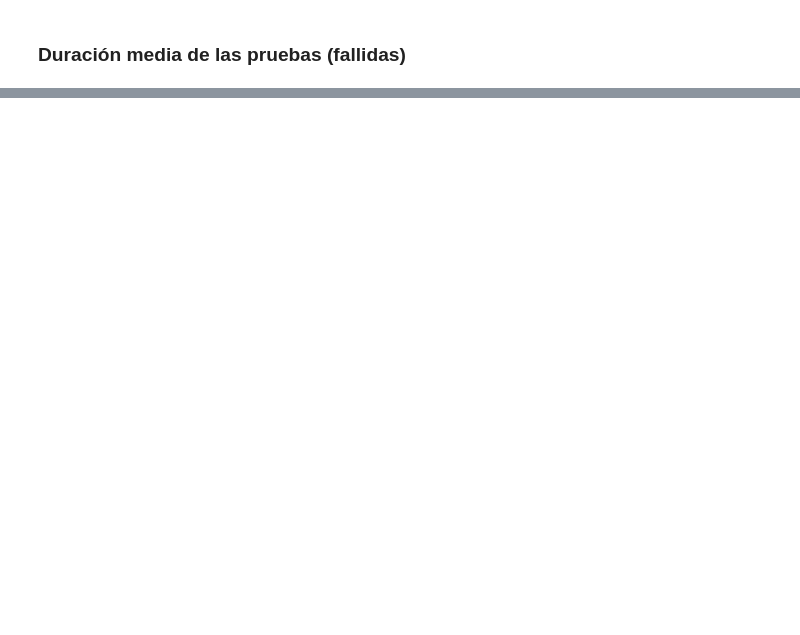
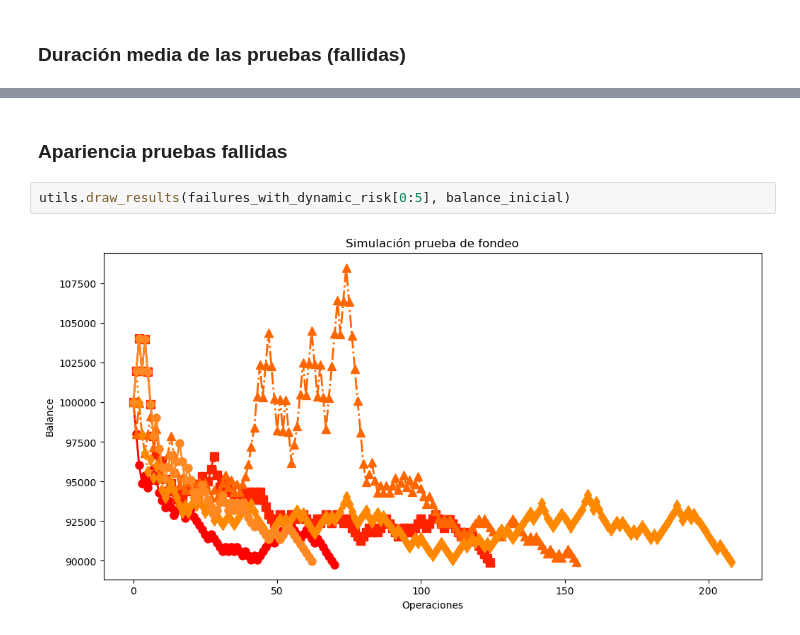
Before and after one commit to kecoma1/estudio-pruebas-fondeo, a Jupyter notebook: study.ipynb, the cells around one changed output, grey strips where cells are left out. Saved outputs shown, nothing was run; the diff lists cells and outputs as text; blank space fills up the shorter version.

```diff
--- a/study.ipynb
+++ b/study.ipynb
@@ -84,0 +105,6 @@ La prueba de fondeo (fallida) dura de media 38.10526315789474 operaciones
+# %% [markdown]
+### Apariencia pruebas fallidas
+# %%
+utils.draw_results(failures_with_dynamic_risk[0:5], balance_inicial)
+# %% [output]
+[figure, added]
```
Also changed, not shown: parts of 22 cells of this notebook.
